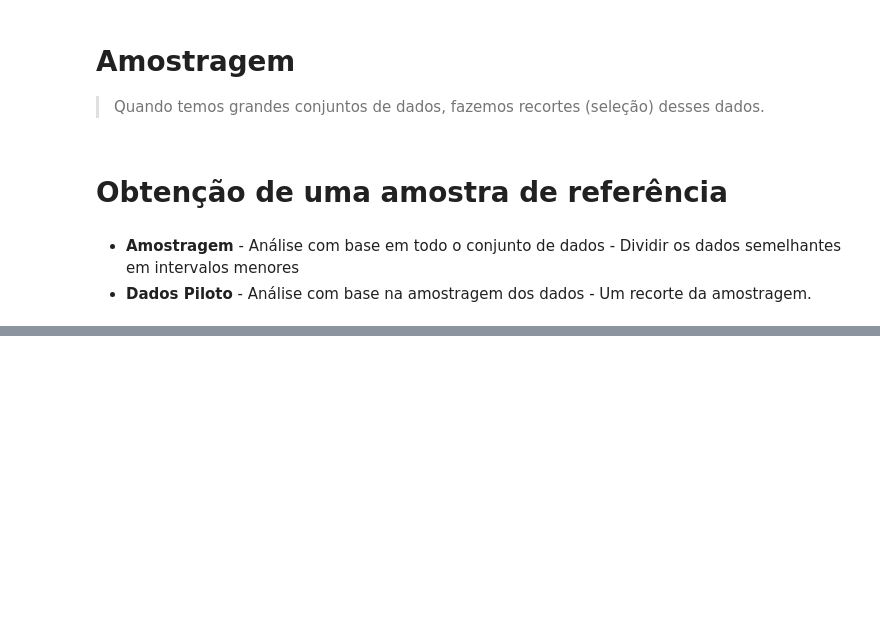
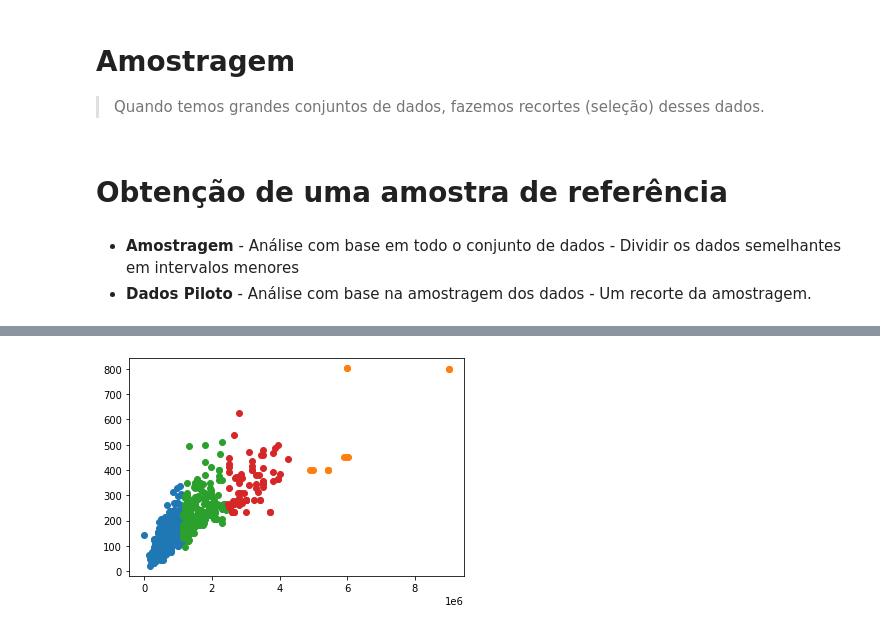
Before and after one commit to CarolineAndradeR/Python, a Jupyter notebook: amostragem.ipynb, the cells around one changed output, grey strips where cells are left out. Cells and saved outputs as stored; diff of their text form; code cells hidden in the pictures; blank space fills up the shorter version.

```diff
--- a/amostragem.ipynb
+++ b/amostragem.ipynb
@@ -51,0 +138,47 @@ dados_piloto_categoria
+# %%
+from numpy import unique
+from numpy import where
+from sklearn.datasets import make_classification
+from sklearn.cluster import AgglomerativeClustering
+from matplotlib import pyplot
+
+#Carga de dados
+X = treino_amostra.copy()
+
+#Conversão para valores numericos
+#Ele transforma bairro em coluna e para cada linha (id do imovel) é peenchido com o 1 se for aquele bairro daquela imovel
+dummies = pd.get_dummies(X.bairro)
+
+#Concatenação com o DataFreme orginal com a transformação dos bairros e gerar um DataFreme novo
+merged = pd.concat([X, dummies], axis='columns')
+
+#Apaga colunas que não vão ser utilizadas (dados do tipo texto)
+#Bairro com o tipo texto
+del merged['bairro']
+del merged['categoria']
+
+#Apagar dados que contém NaN
+X = merged.dropna().to_numpy()
+
+#Modelo de clusterização divido em 4
+model = AgglomerativeClustering(n_clusters=4)
+
+#Validar se a hipótese de divir em 4 clusters é realmente valida
+
+#Treinamento do modelo de predição dos clusters
+yhat = model.fit_predict(X)
+
+#Recuperação dos id dos clusters
+clusters = unique(yhat)
+
+#Plota uma aproximação dos clusters
+for cluster in clusters:
+  #Recupera a linha atual do cluster
+  row_ix = where(yhat == cluster)
+  #plota as instâncias
+  pyplot.scatter(X[row_ix, 0], X[row_ix, 1])
+
+#Exibição do gráfico
+pyplot.show()
+# %% [output]
+[figure, added]
```
Also changed, not shown: parts of 10 cells of this notebook.
